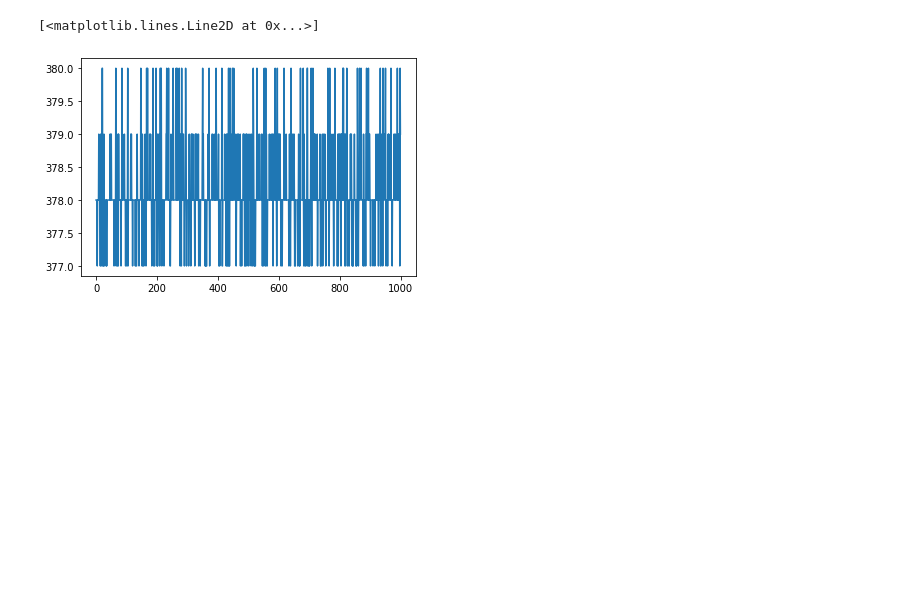
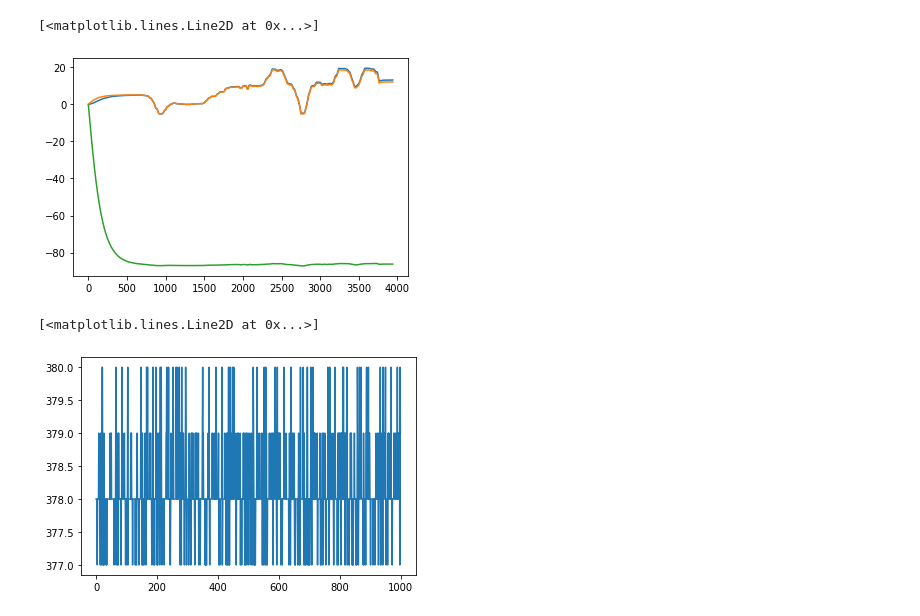
Before and after one commit to limon8884/copter, a Jupyter notebook: ino_to_py_signals.ipynb, the cells around one changed output. Drawn from its saved outputs; the diff is of its cells as text; code cells hidden in the pictures; blank space fills up the shorter version.

```diff
--- a/ino_to_py_signals.ipynb
+++ b/ino_to_py_signals.ipynb
@@ -8,3 +3952,16 @@ center_pot = 594
+# %%
+observations = []
+for line in str_.split():
+    vals = list(map(float, line.split(',')))
+    observations.append(vals)
+# %%
+import matplotlib.pyplot as plt
+plt.plot([x[0] for x in observations]) # rads/sec^2
+plt.plot([x[1] for x in observations]) # rads/sec
+plt.plot([x[2] for x in observations]) # potentiometer value
+# %% [output]
+[<matplotlib.lines.Line2D at 0x...>]
+[figure, added]
 # %%
 dt = 0.001
 input_str = \
```
Also changed, not shown: parts of 1 cell of this notebook, 5 other files.
